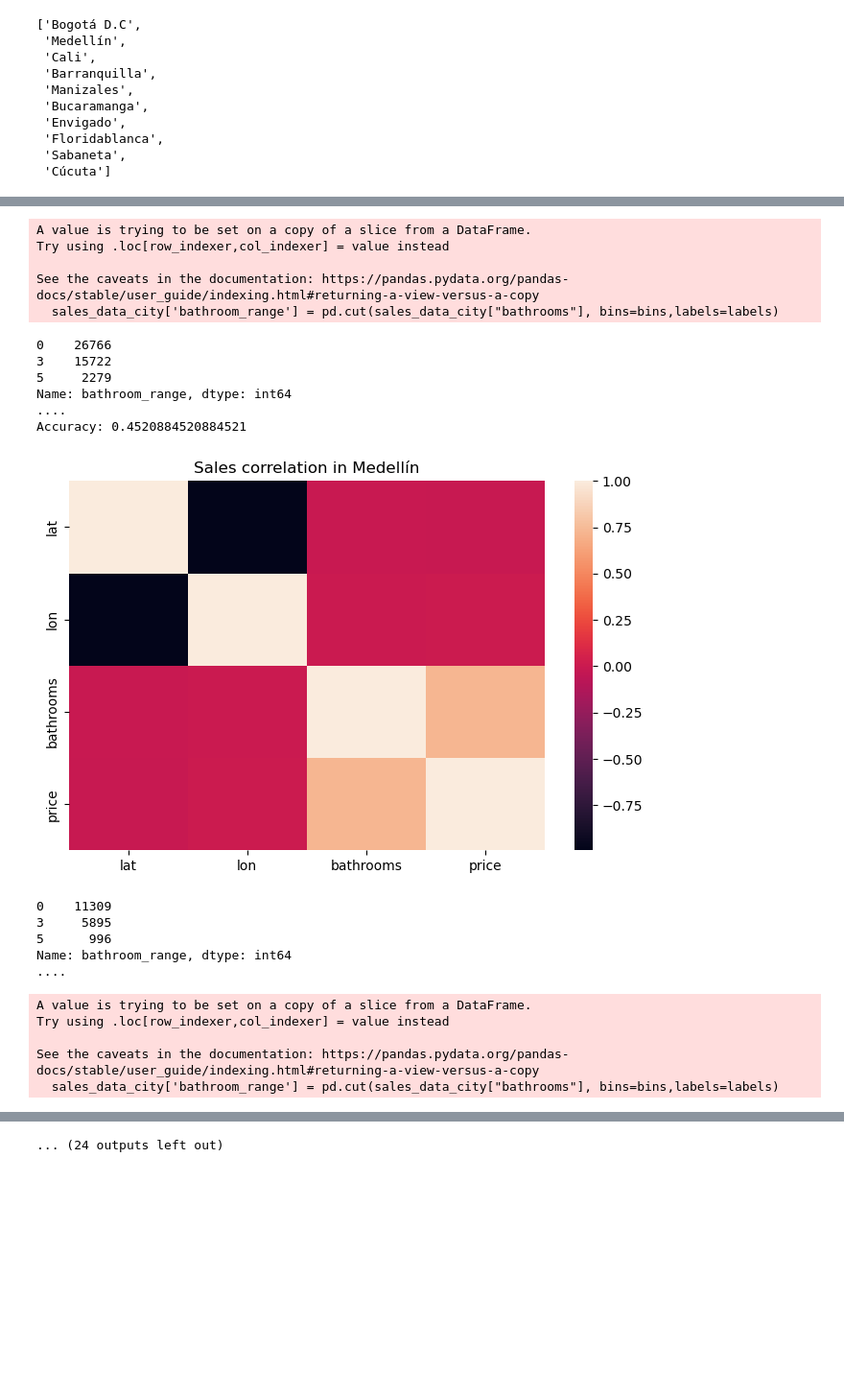
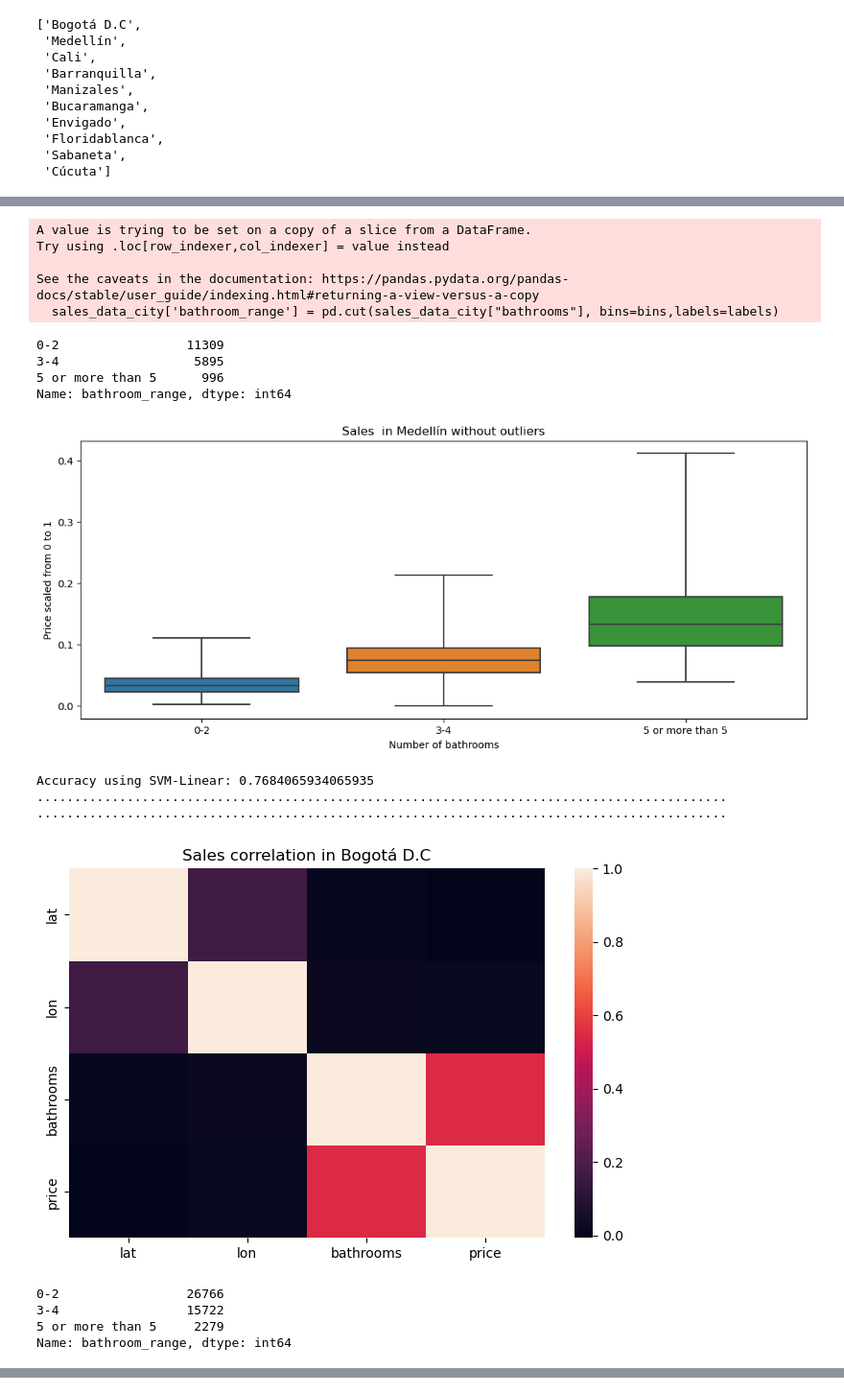
Before and after one commit to afrincon2/visualization, a Jupyter notebook: Prices.ipynb, the cells around one changed output, grey strips where cells are left out. Shown at 96% size. Saved outputs shown, nothing was run; the diff lists cells and outputs as text; code cells hidden in the pictures; blank space fills up the shorter version.

```diff
--- a/Prices.ipynb
+++ b/Prices.ipynb
@@ -200,10 +200,10 @@ for city in cities:
     y = sales_data_city["bathrooms"]
     # Define the range bins
     bins = [-0.1, 2.1, 4.1, 10000]
-    labels=[0,3,5]
+    labels=["0-2","3-4","5 or more than 5"]
     # Create a new column "bathroom_range" and assign it the values of the corresponding bin
     sales_data_city['bathroom_range'] = pd.cut(sales_data_city["bathrooms"], bins=bins,labels=labels)
-    y=sales_data_city["bathrooms"]
+    y=sales_data_city['bathroom_range']
     # Display the counts of each bin
     print(sales_data_city['bathroom_range'].value_counts())
     X=X.values
@@ -211,7 +211,6 @@ for city in cities:
     X = min_max_scaler.fit_transform(X)
     # Split the data into training and testing sets
     X_train, X_test, y_train, y_test = train_test_split(X, y, test_size=0.2, random_state=42)
-    print("....")
     # Train a SVM model
     svm = SVC(kernel='linear')
     svm.fit(X_train, y_train)
@@ -221,5 +220,13 @@ for city in cities:
     accuracy = accuracy_score(y_test, y_pred)
 
     # Print the accuracy score
-    print("Accuracy:", accuracy)
+    plt.rcParams["figure.figsize"] = (13,5)
+    plt.title("Sales " + " in " + city+" without outliers")
+    plt.xlabel("Number of bathrooms")
+    plt.ylabel("Price scaled from 0 to 1")
+    sns.boxplot(x=y, y=X[:,0],whis=3, sym='')
+    plt.show()
+    print("Accuracy using SVM-Linear:", accuracy)
+    print("............................................................................................")
+    print("............................................................................................")
 # %% [output]
@@ -227,22 +234,18 @@ for city in cities:
 A value is trying to be set on a copy of a slice from a DataFrame.
 Try using .loc[row_indexer,col_indexer] = value instead
 
 See the caveats in the documentation: https://pandas.pydata.org/pandas-docs/stable/user_guide/indexing.html#returning-a-view-versus-a-copy
   sales_data_city['bathroom_range'] = pd.cut(sales_data_city["bathrooms"], bins=bins,labels=labels)
-0    26766
-3    15722
-5     2279
+0-2                 11309
+3-4                  5895
+5 or more than 5      996
 Name: bathroom_range, dtype: int64
-....
-Accuracy: 0.4520884520884521
-[figure, old version]
+[figure, new version]
-0    11309
-3     5895
-5      996
-Name: bathroom_range, dtype: int64
-....
+Accuracy using SVM-Linear: 0.7684065934065935
+............................................................................................
+............................................................................................
+[figure, new version]
-A value is trying to be set on a copy of a slice from a DataFrame.
-Try using .loc[row_indexer,col_indexer] = value instead
-
-See the caveats in the documentation: https://pandas.pydata.org/pandas-docs/stable/user_guide/indexing.html#returning-a-view-versus-a-copy
-  sales_data_city['bathroom_range'] = pd.cut(sales_data_city["bathrooms"], bins=bins,labels=labels)
+0-2                 26766
+3-4                 15722
+5 or more than 5     2279
+Name: bathroom_range, dtype: int64
@@ -263 +266,0 @@ Accuracy: 0.6094188809678116
-... (24 outputs left out)
```
Also changed, not shown: parts of 26 cells of this notebook.
